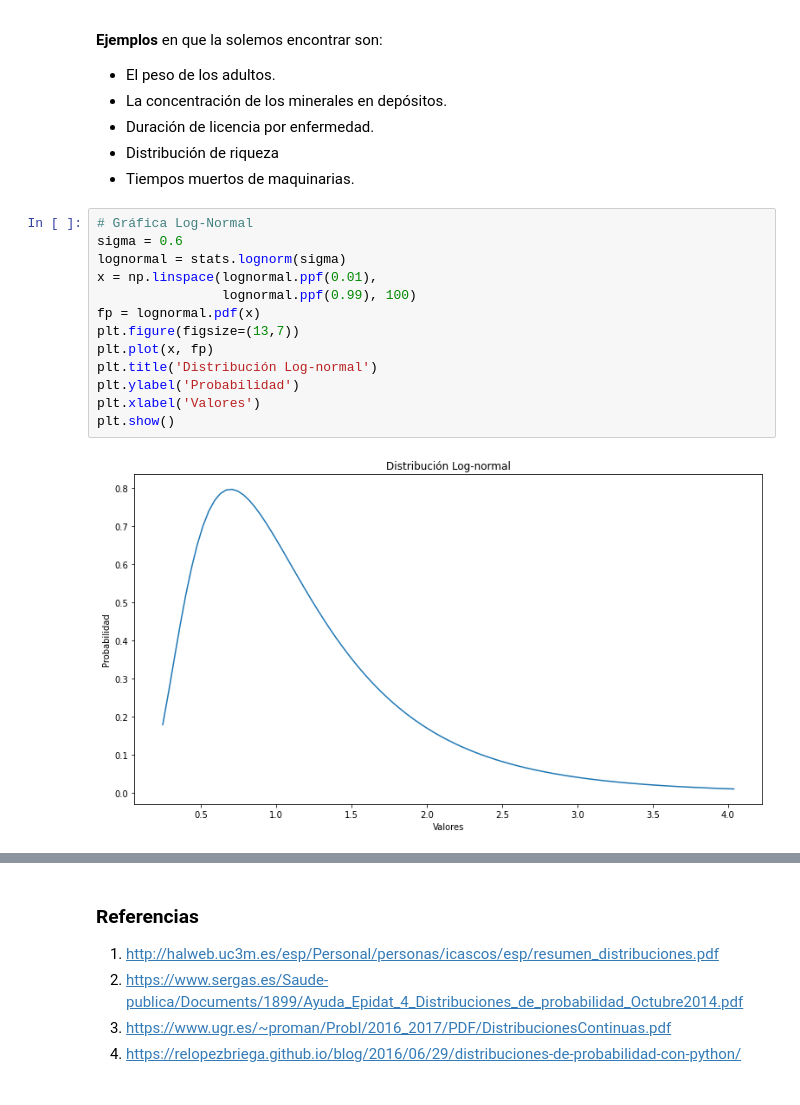
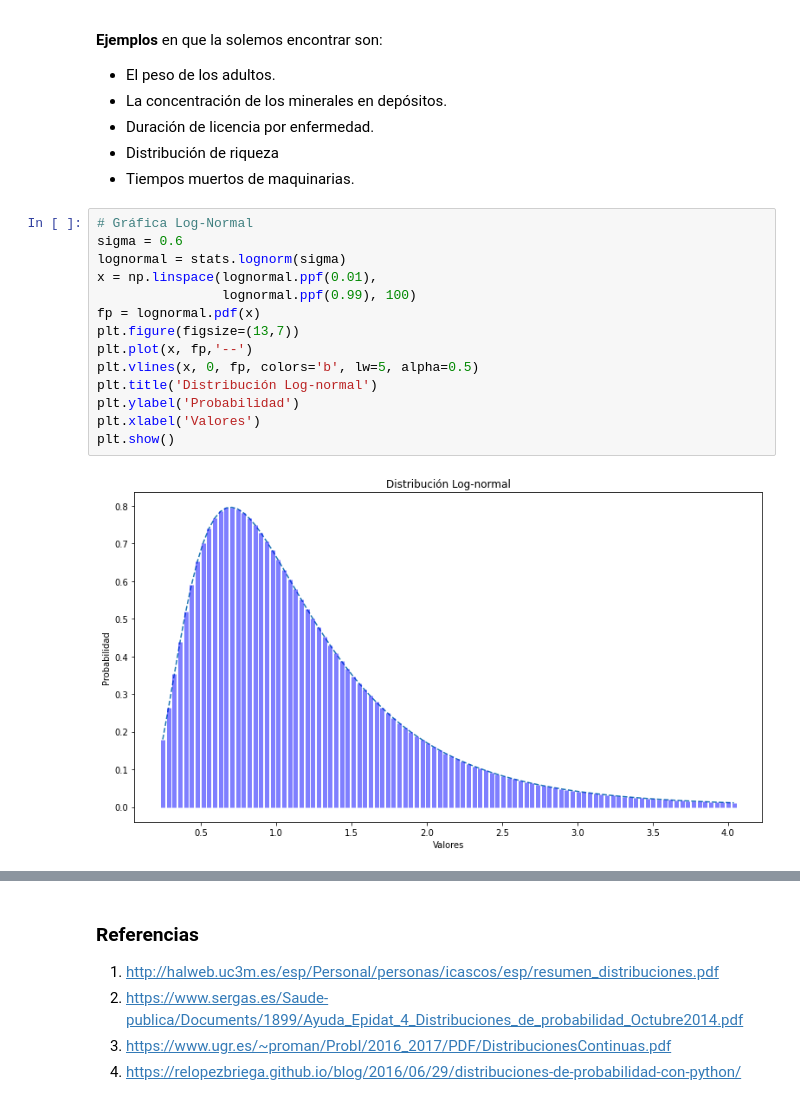
Before and after one commit to dguzmanc4/Simulacion, a Jupyter notebook: Tareas/Capítulo_3/AulaInvertida_3.ipynb, the cells around one changed output, grey strips where cells are left out. Drawn from its saved outputs; the diff is of its cells as text.

```diff
--- a/Tareas/Capítulo_3/AulaInvertida_3.ipynb
+++ b/Tareas/Capítulo_3/AulaInvertida_3.ipynb
@@ -245,18 +245,19 @@ En dónde la variable $x > 0$ y los parámetros $\mu$ y $\sigma > 0$ son todos n
 # %%
 # Gráfica Log-Normal
 sigma = 0.6
 lognormal = stats.lognorm(sigma)
 x = np.linspace(lognormal.ppf(0.01),
                 lognormal.ppf(0.99), 100)
 fp = lognormal.pdf(x)
 plt.figure(figsize=(13,7))
-plt.plot(x, fp)
+plt.plot(x, fp,'--')
+plt.vlines(x, 0, fp, colors='b', lw=5, alpha=0.5)
 plt.title('Distribución Log-normal')
 plt.ylabel('Probabilidad')
 plt.xlabel('Valores')
 plt.show()
 # %% [output]
-[figure, old version]
+[figure, new version]
 # %%
 # Histograma
 aleatorios = lognormal.rvs(1000)
```
Also changed, not shown: parts of 6 cells of this notebook, 1 other file.
